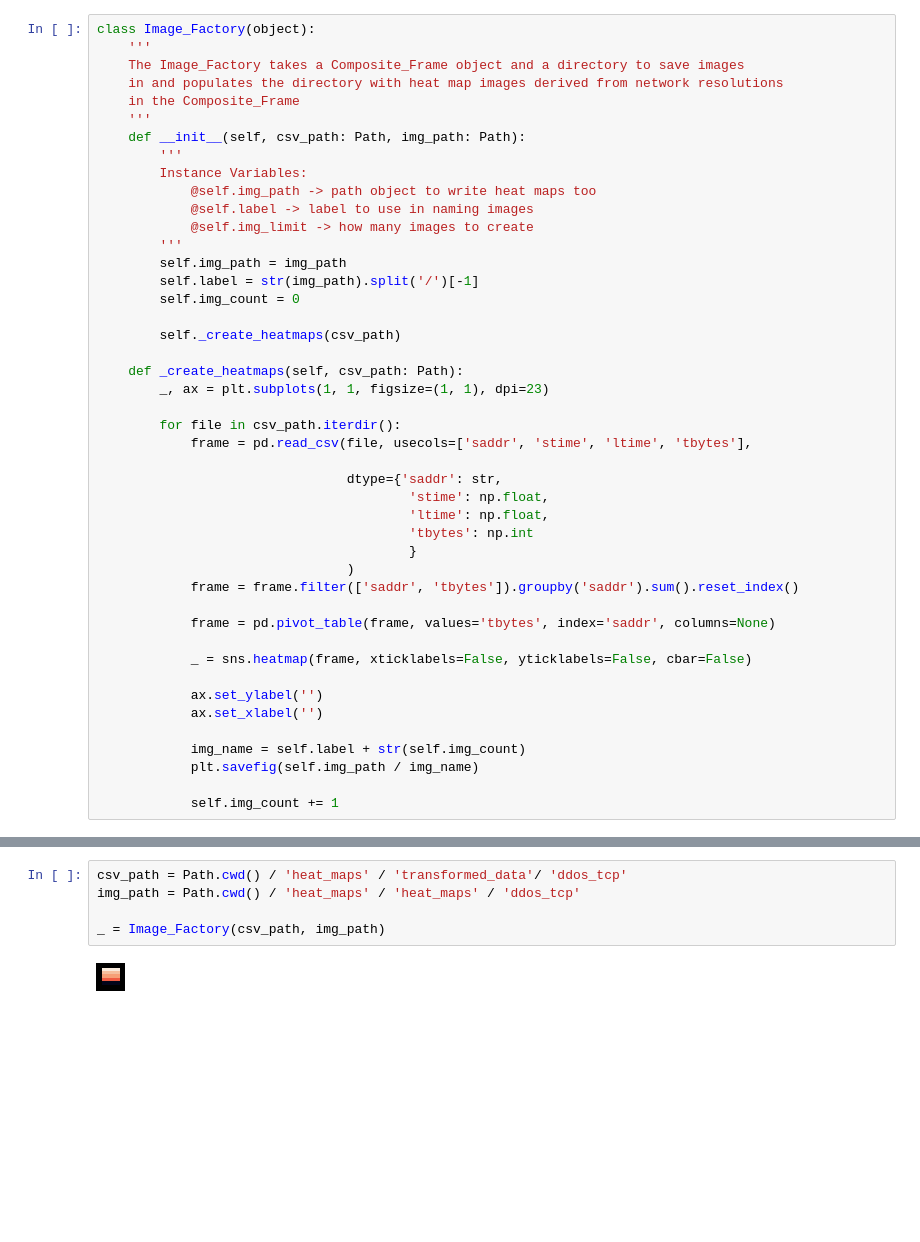
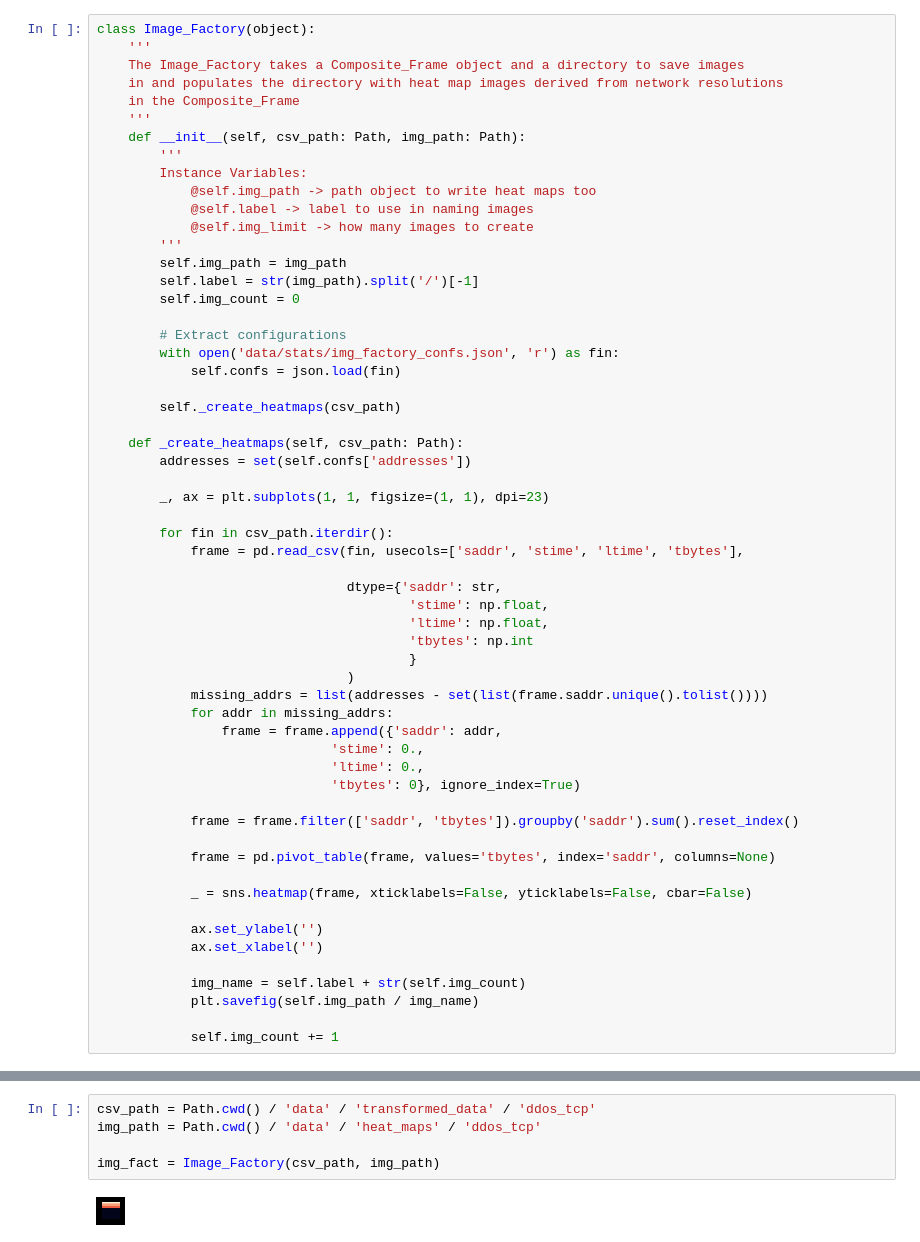
Before and after one commit to rubiruchi/Net_Sentinel, a Jupyter notebook: nbs/image_factory.ipynb, the cells around one changed output, grey strips where cells are left out. Saved outputs shown, nothing was run; the diff lists cells and outputs as text; blank space fills up the shorter version.

Commit message:
Update image factory to show all ip addresses

```diff
--- a/nbs/image_factory.ipynb
+++ b/nbs/image_factory.ipynb
@@ -23,13 +24,19 @@ class Image_Factory(object):
         self.label = str(img_path).split('/')[-1]
         self.img_count = 0
 
+        # Extract configurations
+        with open('data/stats/img_factory_confs.json', 'r') as fin:
+            self.confs = json.load(fin)
+
         self._create_heatmaps(csv_path)
 
     def _create_heatmaps(self, csv_path: Path):
+        addresses = set(self.confs['addresses'])
+
         _, ax = plt.subplots(1, 1, figsize=(1, 1), dpi=23)
 
-        for file in csv_path.iterdir():
-            frame = pd.read_csv(file, usecols=['saddr', 'stime', 'ltime', 'tbytes'],
+        for fin in csv_path.iterdir():
+            frame = pd.read_csv(fin, usecols=['saddr', 'stime', 'ltime', 'tbytes'],
 
                                 dtype={'saddr': str,
                                         'stime': np.float,
@@ -37,6 +44,13 @@ class Image_Factory(object):
                                         'tbytes': np.int
                                         }
                                 )
+            missing_addrs = list(addresses - set(list(frame.saddr.unique().tolist())))
+            for addr in missing_addrs:
+                frame = frame.append({'saddr': addr,
+                              'stime': 0.,
+                              'ltime': 0.,
+                              'tbytes': 0}, ignore_index=True)
+
             frame = frame.filter(['saddr', 'tbytes']).groupby('saddr').sum().reset_index()
 
             frame = pd.pivot_table(frame, values='tbytes', index='saddr', columns=None)
@@ -53,7 +74,7 @@ class Image_Factory(object):
 # %%
-csv_path = Path.cwd() / 'heat_maps' / 'transformed_data'/ 'ddos_tcp'
-img_path = Path.cwd() / 'heat_maps' / 'heat_maps' / 'ddos_tcp'
+csv_path = Path.cwd() / 'data' / 'transformed_data' / 'ddos_tcp'
+img_path = Path.cwd() / 'data' / 'heat_maps' / 'ddos_tcp'
 
-_ = Image_Factory(csv_path, img_path)
+img_fact = Image_Factory(csv_path, img_path)
 # %% [output]
-[figure, old version]
+[figure, new version]
```
Also changed, not shown: parts of 2 cells of this notebook, 3 other files.
